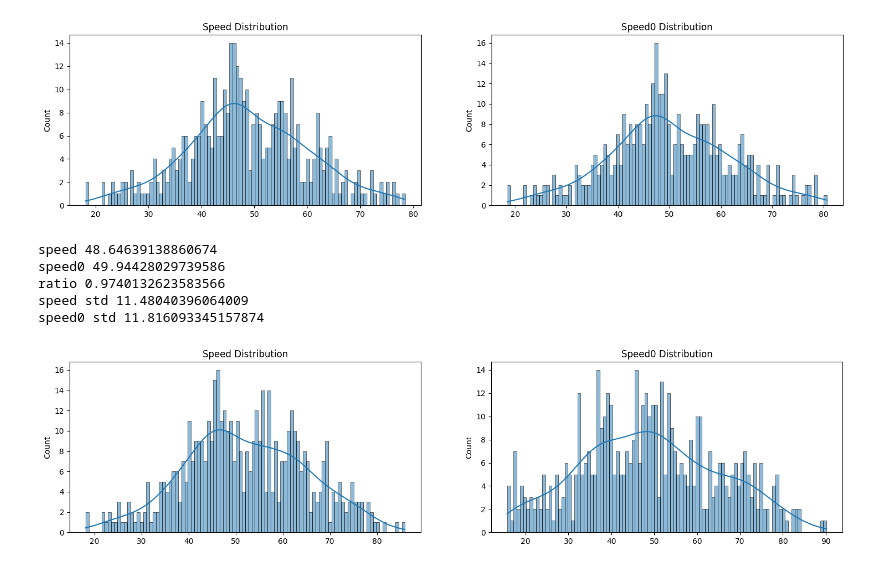
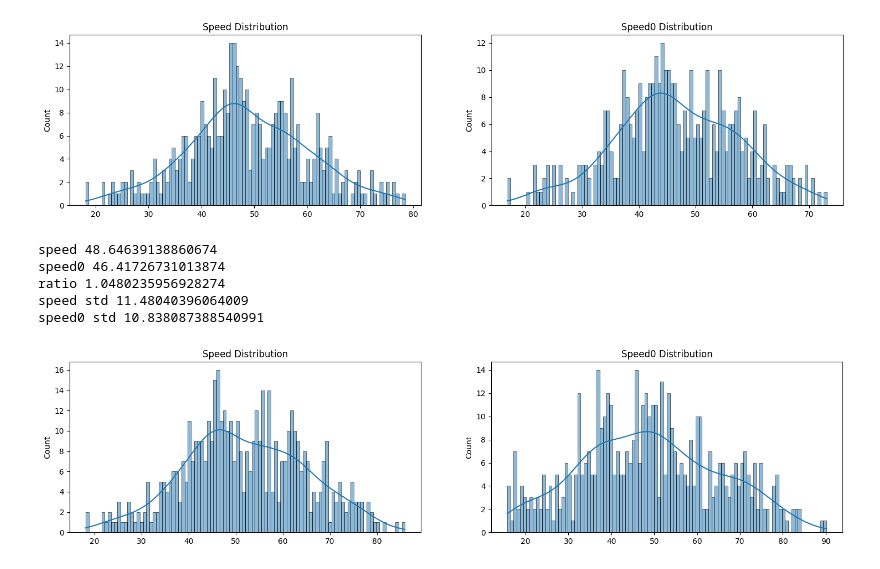
Before and after one commit to minaduki-sora/RADAR, a Jupyter notebook: notebook/speed.ipynb, the cells around one changed output. Cells and saved outputs as stored; diff of their text form; code cells hidden in the pictures.

```diff
--- a/notebook/speed.ipynb
+++ b/notebook/speed.ipynb
@@ -8,7 +8,7 @@ import matplotlib.pyplot as plt
 tokenizer=AutoTokenizer.from_pretrained("/home/majunjie/code/weights/hf/Meta-Llama-3.1-8B-Instruct/")
 # jsonl_file = "../output/mt_bench/llama3.1/t1d7/pt/hawkeye-33-0.004-1-0.99-speedtest-s100-1.jsonl"
 jsonl_file = "../output/mt_bench/llama3.1/t1d7/time/hawkeye-b-0.03084-a-0.02000-g-0.99-lr-1e-04-wd-1e-04-dr-0.20-speedtest-10.jsonl"
-jsonl_file_base = "../output/mt_bench/llama3.1/t1d7/hawkeye1-b-0.03084-a-0.02000-g-0.99-lr-1e-04-wd-1e-04-dr-0.20-speedtest-10.jsonl"
+jsonl_file_base = "../output/mt_bench/llama3.1/t1d7/time/hawkeye-b-0.03084-a-0.02000-g-0.99-lr-1e-04-wd-1e-04-dr-0.20-speedtest-10-1.jsonl"
 data = []
 with open(jsonl_file, 'r', encoding='utf-8') as file:
     for line in file:
@@ -44,39 +44,39 @@ with open(jsonl_file_base, 'r', encoding='utf-8') as file:
 speeds0=[]
 for datapoint in data[:40]:
     qid=datapoint["question_id"]
     for ch in datapoint["choices"]:
         answer=ch['turns']
         # tokens=sum(ch['new_tokens'])
         # times = sum(ch['wall_time'])
         # speeds0.append(tokens/times)
         tokens = 0
         for i in answer:
             tokens += (len(tokenizer(i).input_ids) - 1)
         times = sum(ch['wall_time'])
         speeds0.append(tokens / times)
 
 #show speed and speed0 's distribution
 fig, axes = plt.subplots(1, 2, figsize=(18, 4))
 sns.histplot(speeds, bins=100, kde=True, ax=axes[0])
 axes[0].set_title('Speed Distribution')
 sns.histplot(speeds0, bins=100, kde=True, ax=axes[1])
 axes[1].set_title('Speed0 Distribution')
 plt.show()
 
 print('speed',np.array(speeds).mean())
 print('speed0',np.array(speeds0).mean())
 print("ratio",np.array(speeds).mean()/np.array(speeds0).mean())
 
 # cal std
 print('speed std',np.array(speeds).std())
 print('speed0 std',np.array(speeds0).std())
 # %% [output]
-[figure, old version]
+[figure, new version]
 speed 48.64639138860674
-speed0 49.94428029739586
-ratio 0.9740132623583566
+speed0 46.41726731013874
+ratio 1.0480235956928274
 speed std 11.48040396064009
-speed0 std 11.816093345157874
+speed0 std 10.838087388540991
 # %%
 import json
 from transformers import AutoTokenizer
```
